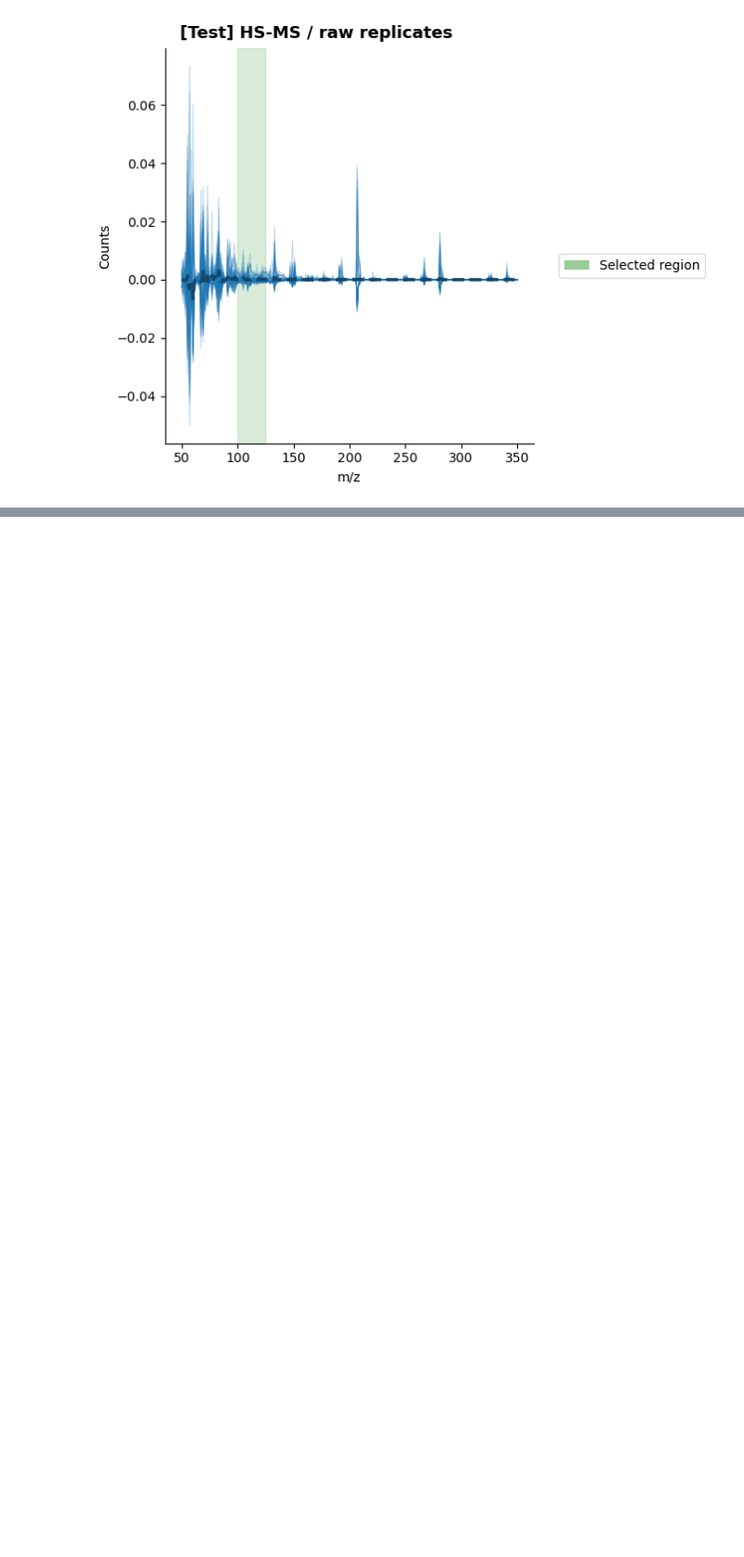
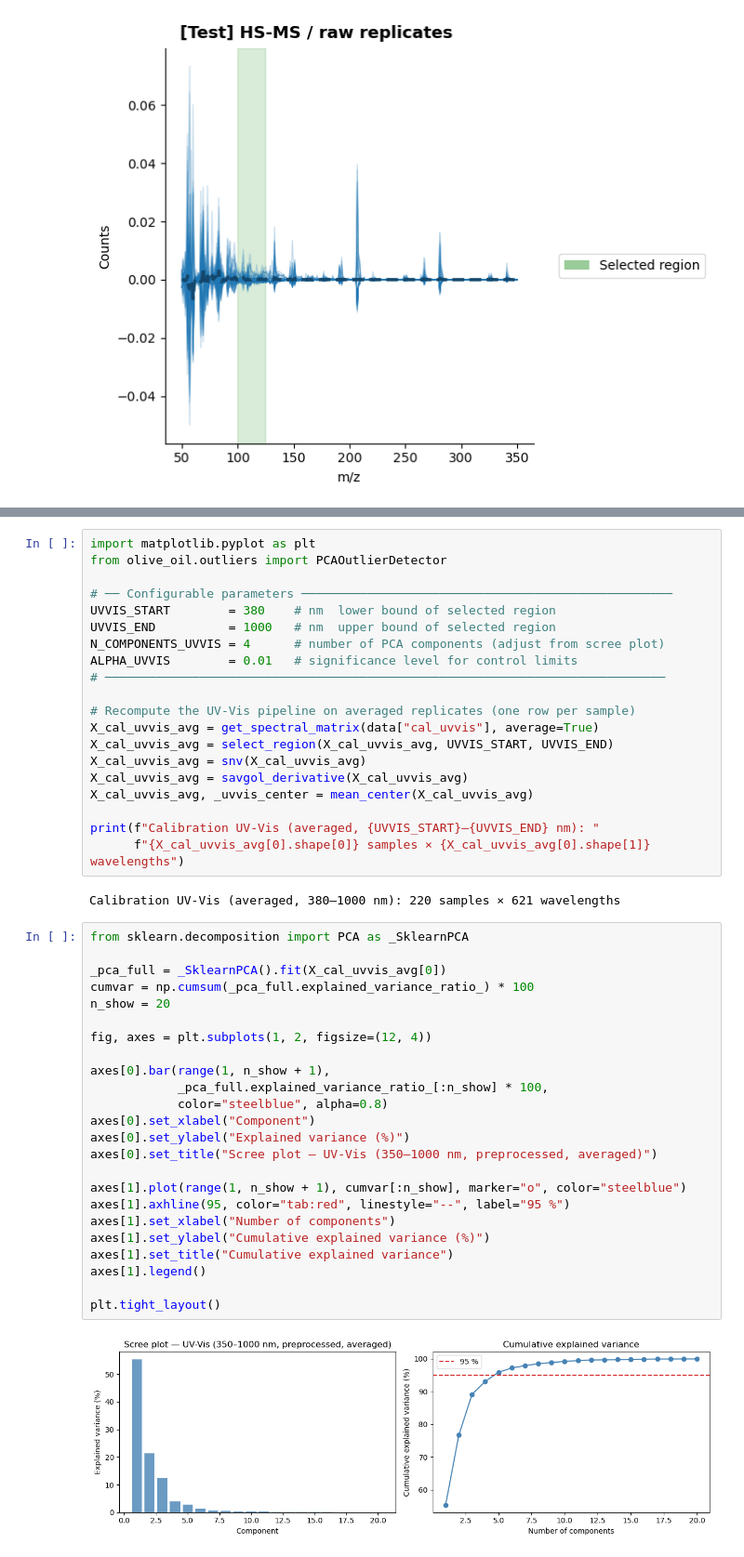
Before and after one commit to SamdGuizani/CAC-2026_Data-Challenge_Olive-Oil-Sensory-Defects-Detection-Using-Chemometrics, a Jupyter notebook: Notebooks/01_EDA.ipynb, the cells around one changed output, grey strips where cells are left out. Shown at 93% size. Saved outputs shown, nothing was run; the diff lists cells and outputs as text; blank space fills up the shorter version.

Commit message:
feat: Added preprocessing function to select a spectral region. Added PCA outlier detection.

```diff
--- a/Notebooks/01_EDA.ipynb
+++ b/Notebooks/01_EDA.ipynb
@@ -293,0 +297,48 @@ plot_spectra(
+# %%
+import matplotlib.pyplot as plt
+from olive_oil.outliers import PCAOutlierDetector
+
+# ── Configurable parameters ───────────────────────────────────────────────────
+UVVIS_START        = 380    # nm  lower bound of selected region
+UVVIS_END          = 1000   # nm  upper bound of selected region
+N_COMPONENTS_UVVIS = 4      # number of PCA components (adjust from scree plot)
+ALPHA_UVVIS        = 0.01   # significance level for control limits
+# ─────────────────────────────────────────────────────────────────────────────
+
+# Recompute the UV-Vis pipeline on averaged replicates (one row per sample)
+X_cal_uvvis_avg = get_spectral_matrix(data["cal_uvvis"], average=True)
+X_cal_uvvis_avg = select_region(X_cal_uvvis_avg, UVVIS_START, UVVIS_END)
+X_cal_uvvis_avg = snv(X_cal_uvvis_avg)
+X_cal_uvvis_avg = savgol_derivative(X_cal_uvvis_avg)
+X_cal_uvvis_avg, _uvvis_center = mean_center(X_cal_uvvis_avg)
+
+print(f"Calibration UV-Vis (averaged, {UVVIS_START}–{UVVIS_END} nm): "
+      f"{X_cal_uvvis_avg[0].shape[0]} samples × {X_cal_uvvis_avg[0].shape[1]} wavelengths")
+# %% [output]
+Calibration UV-Vis (averaged, 380–1000 nm): 220 samples × 621 wavelengths
+# %%
+from sklearn.decomposition import PCA as _SklearnPCA
+
+_pca_full = _SklearnPCA().fit(X_cal_uvvis_avg[0])
+cumvar = np.cumsum(_pca_full.explained_variance_ratio_) * 100
+n_show = 20
+
+fig, axes = plt.subplots(1, 2, figsize=(12, 4))
+
+axes[0].bar(range(1, n_show + 1),
+            _pca_full.explained_variance_ratio_[:n_show] * 100,
+            color="steelblue", alpha=0.8)
+axes[0].set_xlabel("Component")
+axes[0].set_ylabel("Explained variance (%)")
+axes[0].set_title("Scree plot — UV-Vis (350–1000 nm, preprocessed, averaged)")
+
+axes[1].plot(range(1, n_show + 1), cumvar[:n_show], marker="o", color="steelblue")
+axes[1].axhline(95, color="tab:red", linestyle="--", label="95 %")
+axes[1].set_xlabel("Number of components")
+axes[1].set_ylabel("Cumulative explained variance (%)")
+axes[1].set_title("Cumulative explained variance")
+axes[1].legend()
+
+plt.tight_layout()
+# %% [output]
+[figure, added]
```
Also changed, not shown: parts of 17 cells of this notebook, 2 other files.
